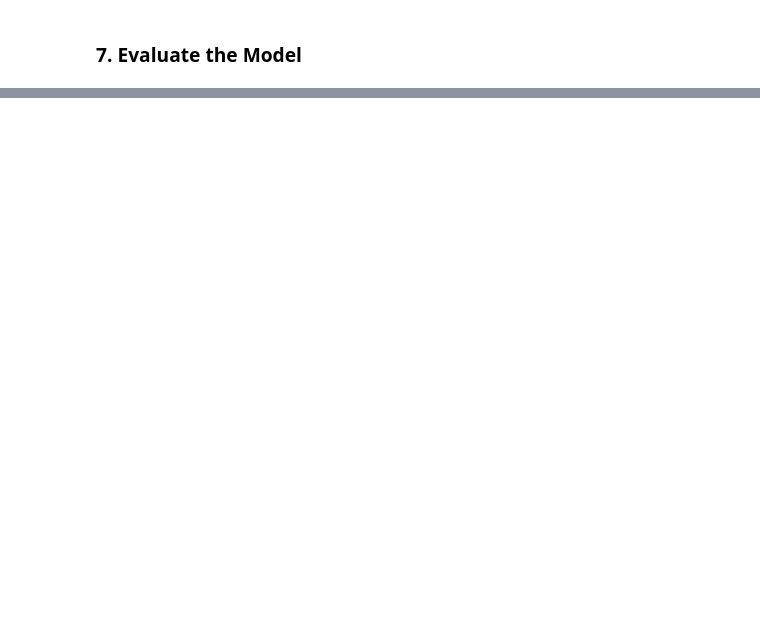
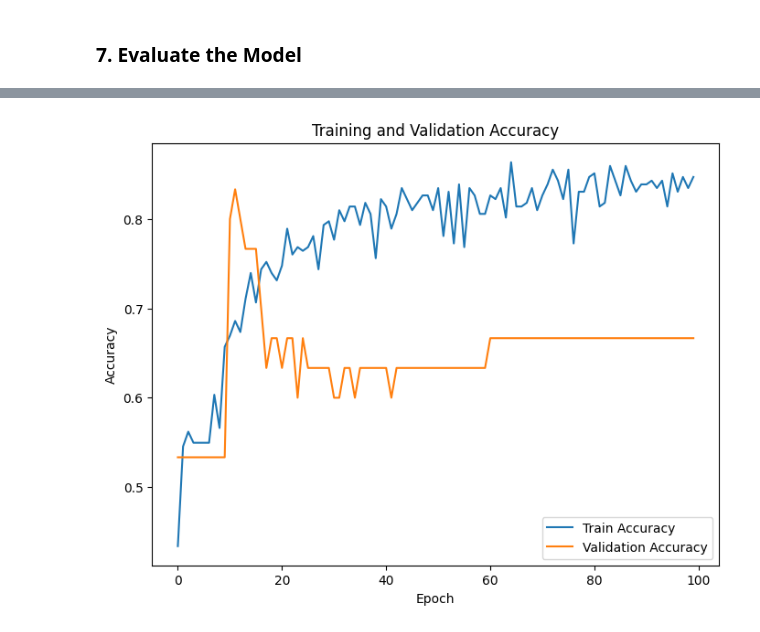
Before and after one commit to fatahrahimi330/100-Machine-Learning-Projects, a Jupyter notebook: 50-Heart Disease Prediction/HeartDiseasePrediction.ipynb, the cells around one changed output, grey strips where cells are left out. Saved outputs shown, nothing was run; the diff lists cells and outputs as text; code cells hidden in the pictures; blank space fills up the shorter version.

```diff
--- a/50-Heart Disease Prediction/HeartDiseasePrediction.ipynb
+++ b/50-Heart Disease Prediction/HeartDiseasePrediction.ipynb
@@ -19,2 +110,17 @@ df.head()
+# %%
+from sklearn.preprocessing import MinMaxScaler
+sc = MinMaxScaler()
+X_trian = sc.fit_transform(X_train)
+X_test = sc.transform(X_test)
 # %% [markdown]
 ### 4. Build the Model
+# %%
+import tensorflow as tf
+
+model = tf.keras.Sequential([
+    tf.keras.layers.Dense(activation = "relu", input_dim = 13, units = 8, kernel_initializer = "uniform"),
+    tf.keras.layers.Dense(activation = "relu", units = 14, kernel_initializer = "uniform"),
+    tf.keras.layers.Dense(activation = "sigmoid", units = 1, kernel_initializer = "uniform"),
+])
+
+model.summary()
@@ -21,2 +141,15 @@ df.head()
 # %% [markdown]
 ### 5. Compile and Fit the Model
+# %%
+model.compile(
+    optimizer = 'adam',
+    loss = 'binary_crossentropy',
+    metrics = ['accuracy']
+    )
+# %%
+history = model.fit(
+    X_train, y_train,
+    batch_size = 8,
+    validation_data = (X_test[:30], y_test[:30]),
+    epochs = 100
+ )
@@ -26,0 +291,11 @@ df.head()
+# %%
+plt.figure(figsize=(8, 6))
+plt.plot(history.history['accuracy'], label='Train Accuracy')
+plt.plot(history.history['val_accuracy'], label='Validation Accuracy')
+plt.title('Training and Validation Accuracy')
+plt.xlabel('Epoch')
+plt.ylabel('Accuracy')
+plt.legend()
+plt.show()
+# %% [output]
+[figure, added]
```
Also changed, not shown: parts of 23 cells of this notebook, 4 other files.
